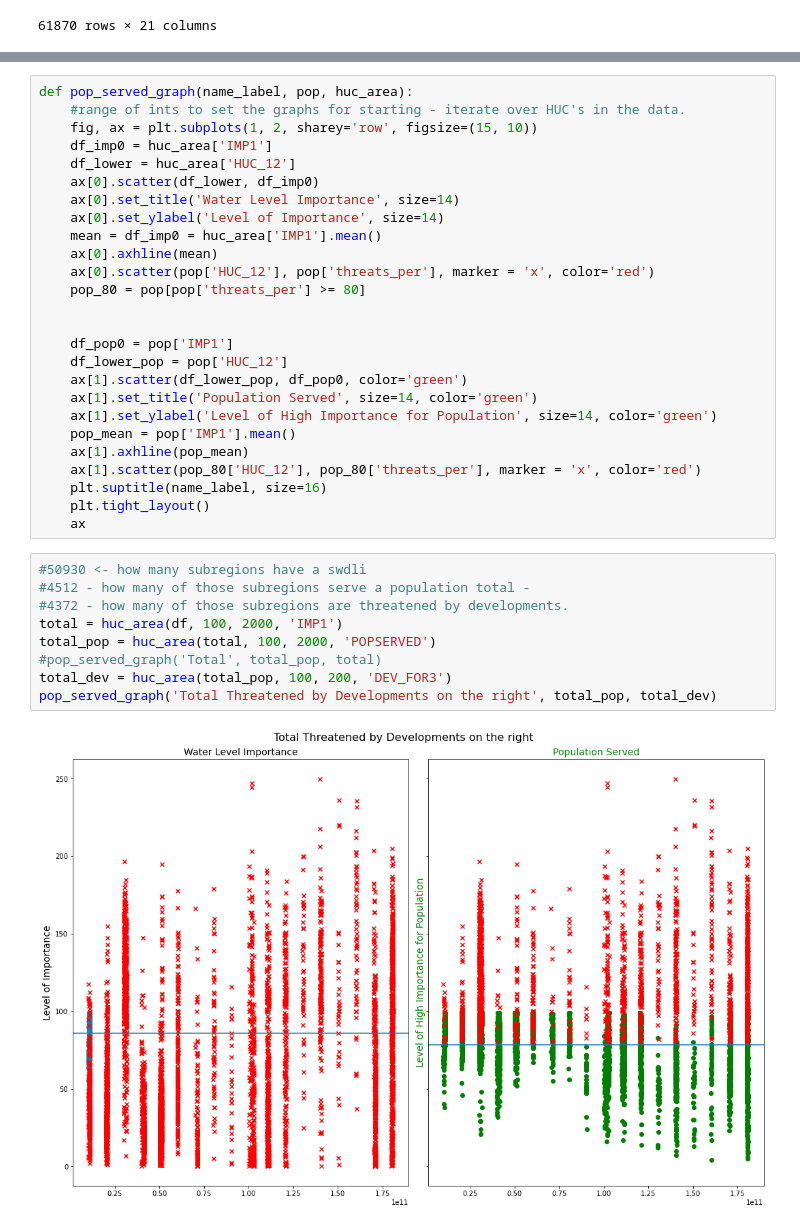
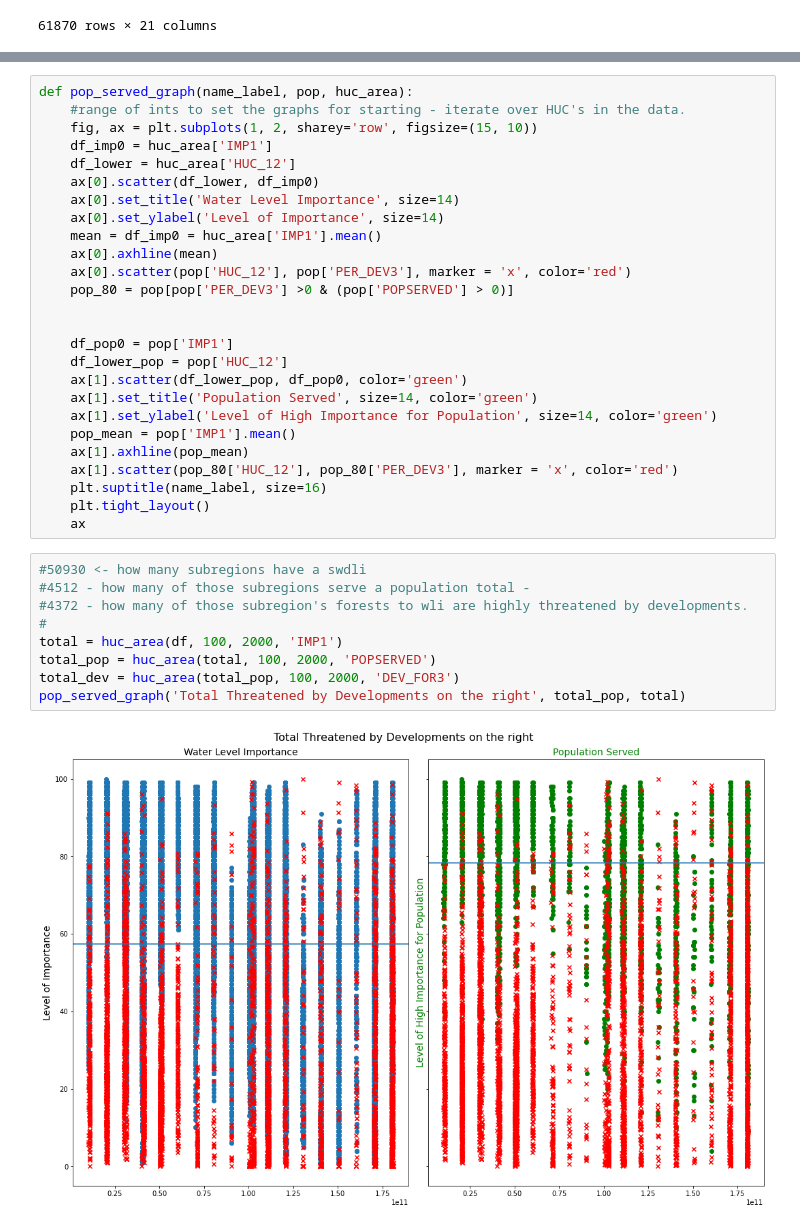
Before and after one commit to TaraBlackburn/surface_drinking_water, a Jupyter notebook: surface_water1.ipynb, the cells around one changed output, grey strips where cells are left out. Cells and saved outputs as stored; diff of their text form.

```diff
--- a/surface_water1.ipynb
+++ b/surface_water1.ipynb
@@ -68,8 +70,8 @@ def pop_served_graph(name_label, pop, huc_area):
     ax[0].set_ylabel('Level of Importance', size=14)
     mean = df_imp0 = huc_area['IMP1'].mean()
     ax[0].axhline(mean)
-    ax[0].scatter(pop['HUC_12'], pop['threats_per'], marker = 'x', color='red')
-    pop_80 = pop[pop['threats_per'] >= 80]
+    ax[0].scatter(pop['HUC_12'], pop['PER_DEV3'], marker = 'x', color='red')
+    pop_80 = pop[pop['PER_DEV3'] >0 & (pop['POPSERVED'] > 0)]
 
 
     df_pop0 = pop['IMP1']
@@ -79,21 +81,21 @@ def pop_served_graph(name_label, pop, huc_area):
     ax[1].set_ylabel('Level of High Importance for Population', size=14, color='green')
     pop_mean = pop['IMP1'].mean()
     ax[1].axhline(pop_mean)
-    ax[1].scatter(pop_80['HUC_12'], pop_80['threats_per'], marker = 'x', color='red')
+    ax[1].scatter(pop_80['HUC_12'], pop_80['PER_DEV3'], marker = 'x', color='red')
     plt.suptitle(name_label, size=16)
     plt.tight_layout()
     ax
 # %%
 #50930 <- how many subregions have a swdli
 #4512 - how many of those subregions serve a population total -
-#4372 - how many of those subregions are threatened by developments.
+#4372 - how many of those subregion's forests to wli are highly threatened by developments.
+#
 total = huc_area(df, 100, 2000, 'IMP1')
 total_pop = huc_area(total, 100, 2000, 'POPSERVED')
-#pop_served_graph('Total', total_pop, total)
-total_dev = huc_area(total_pop, 100, 200, 'DEV_FOR3')
-pop_served_graph('Total Threatened by Developments on the right', total_pop, total_dev)
+total_dev = huc_area(total_pop, 100, 2000, 'DEV_FOR3')
+pop_served_graph('Total Threatened by Developments on the right', total_pop, total)
 # %% [output]
-[figure, old version]
+[figure, new version]
 # %%
 #42432 <- count of how many subregions are affacted by dev_for3
 total_dev = huc_area(total_pop, 100, 200, 'DEV_FOR3')
```
Also changed, not shown: parts of 6 cells of this notebook.
